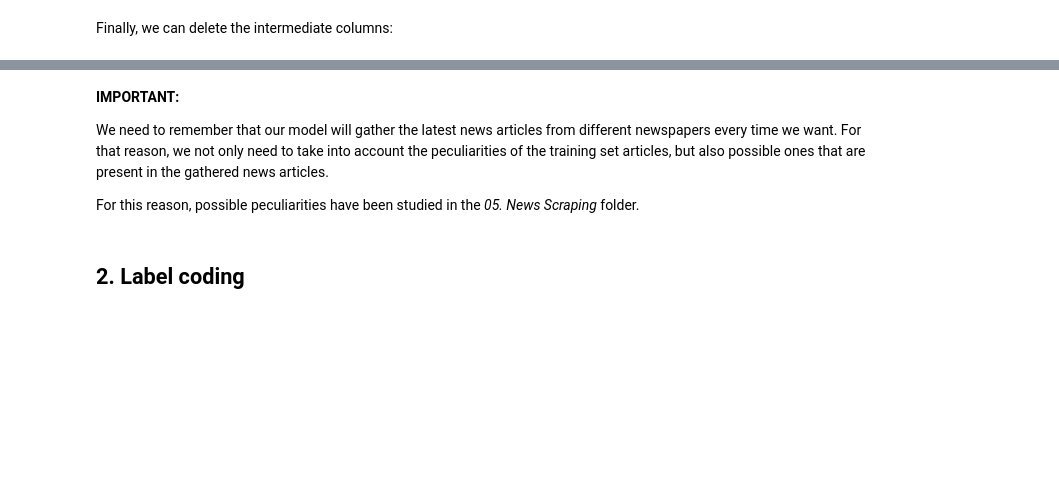
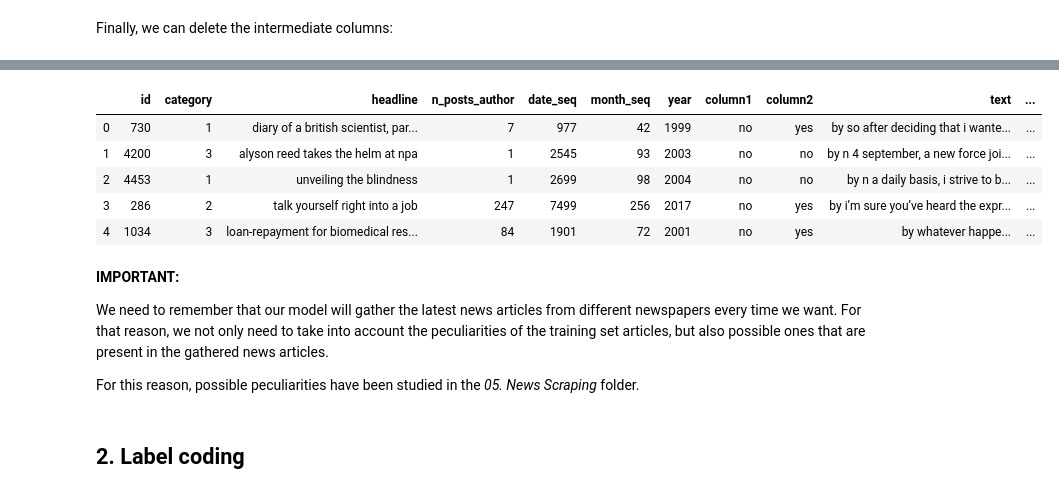
Before and after one commit to crboothb/sciencemag-careers-analysis, a Jupyter notebook: scripts/01-feature-engineering.ipynb, the cells around one changed output, grey strips where cells are left out. Cells and saved outputs as stored; diff of their text form; code cells hidden in the pictures; blank space fills up the shorter version.

```diff
--- a/scripts/01-feature-engineering.ipynb
+++ b/scripts/01-feature-engineering.ipynb
@@ -239,5 +291,0 @@ df.head(1)
-# %%
-list_columns = ["File_Name", "Category", "Complete_Filename", "Content", "Content_Parsed_6"]
-df = df[list_columns]
-
-df = df.rename(columns={'Content_Parsed_6': 'Content_Parsed'})
@@ -253,3 +292,17 @@ df.head()
+# %%
+list_columns = ["id_x", "input", "headline", "n_posts_author","date_seq","month_seq","year","column1","column2","text", "Content_Parsed_6"]
+df = df[list_columns]
+# %%
+df = df.rename(columns={'Content_Parsed_6': 'Content_Parsed', 'id_x':'id','input':'Category_Code'})
+
+df.head()
+# %% [output]
+|  | id | category | headline | n_posts_author | date_seq | month_seq | year | column1 | column2 | text | ... |
+| 0 | 730 | 1 | diary of a british scientist, par... | 7 | 977 | 42 | 1999 | no | yes | by so after deciding that i wante... | ... |
+| 1 | 4200 | 3 | alyson reed takes the helm at npa | 1 | 2545 | 93 | 2003 | no | no | by n 4 september, a new force joi... | ... |
+| 2 | 4453 | 1 | unveiling the blindness | 1 | 2699 | 98 | 2004 | no | no | by n a daily basis, i strive to b... | ... |
+| 3 | 286 | 2 | talk yourself right into a job | 247 | 7499 | 256 | 2017 | no | yes | by i’m sure you’ve heard the expr... | ... |
+| 4 | 1034 | 3 | loan-repayment for biomedical res... | 84 | 1901 | 72 | 2001 | no | yes | by whatever happe... | ... |
 # %% [markdown]
 **IMPORTANT:**
 
```
Also changed, not shown: parts of 37 cells of this notebook, 2 other files.
